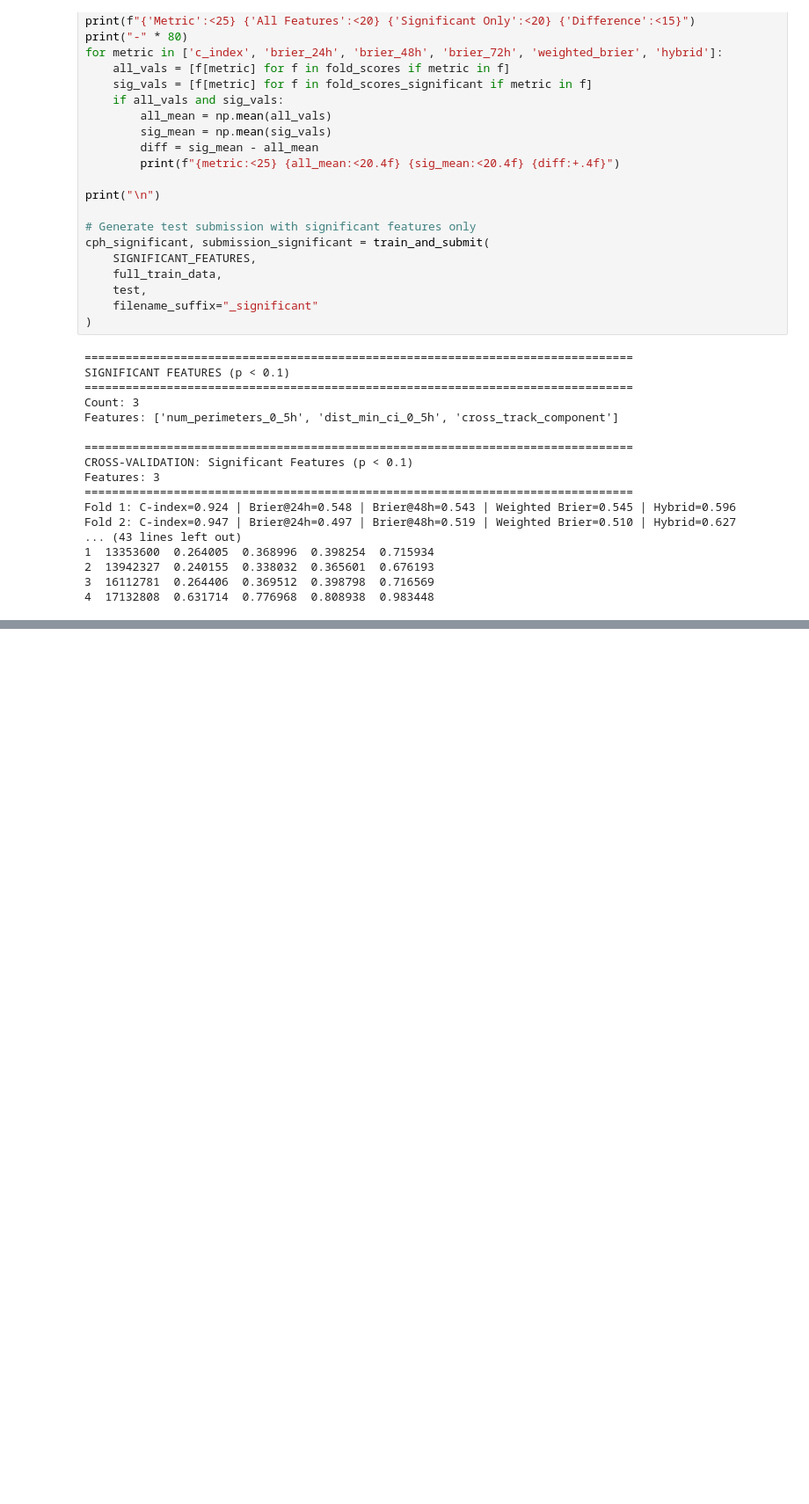
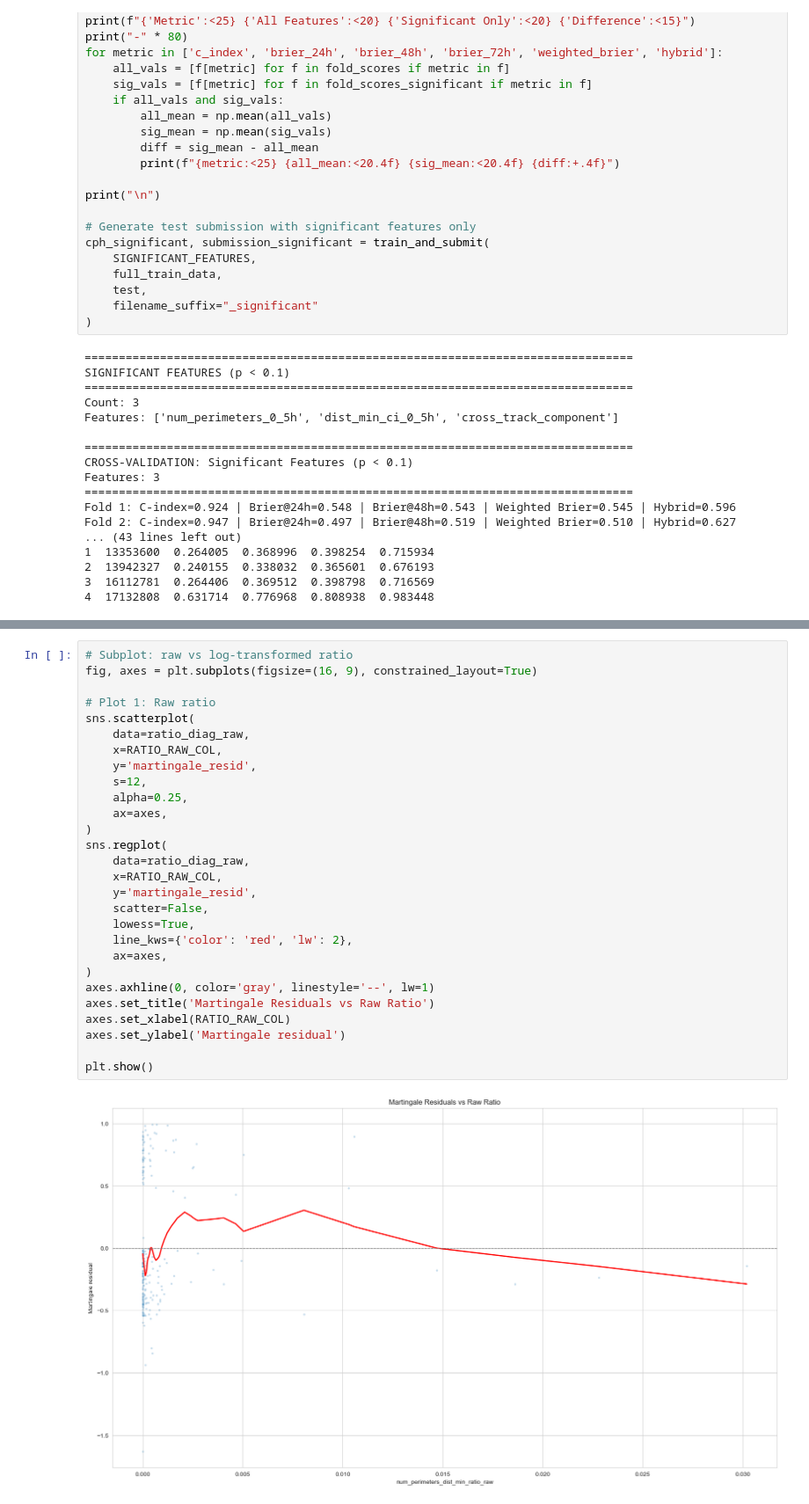
Before and after one commit to aydinkhan2005/Fire-Risk-Predictor, a Jupyter notebook: draft.ipynb, the cells around one changed output, grey strips where cells are left out. Shown at 88% size. Drawn from its saved outputs; the diff is of its cells as text; blank space fills up the shorter version.

```diff
--- a/draft.ipynb
+++ b/draft.ipynb
@@ -443,0 +624,30 @@ Fold 2: C-index=0.947 | Brier@24h=0.497 | Brier@48h=0.519 | Weighted Brier=0.510
+# %%
+# Subplot: raw vs log-transformed ratio
+fig, axes = plt.subplots(figsize=(16, 9), constrained_layout=True)
+
+# Plot 1: Raw ratio
+sns.scatterplot(
+    data=ratio_diag_raw,
+    x=RATIO_RAW_COL,
+    y='martingale_resid',
+    s=12,
+    alpha=0.25,
+    ax=axes,
+)
+sns.regplot(
+    data=ratio_diag_raw,
+    x=RATIO_RAW_COL,
+    y='martingale_resid',
+    scatter=False,
+    lowess=True,
+    line_kws={'color': 'red', 'lw': 2},
+    ax=axes,
+)
+axes.axhline(0, color='gray', linestyle='--', lw=1)
+axes.set_title('Martingale Residuals vs Raw Ratio')
+axes.set_xlabel(RATIO_RAW_COL)
+axes.set_ylabel('Martingale residual')
+
+plt.show()
+# %% [output]
+[figure, added]
```
Also changed, not shown: parts of 12 cells of this notebook, 2 other files.
